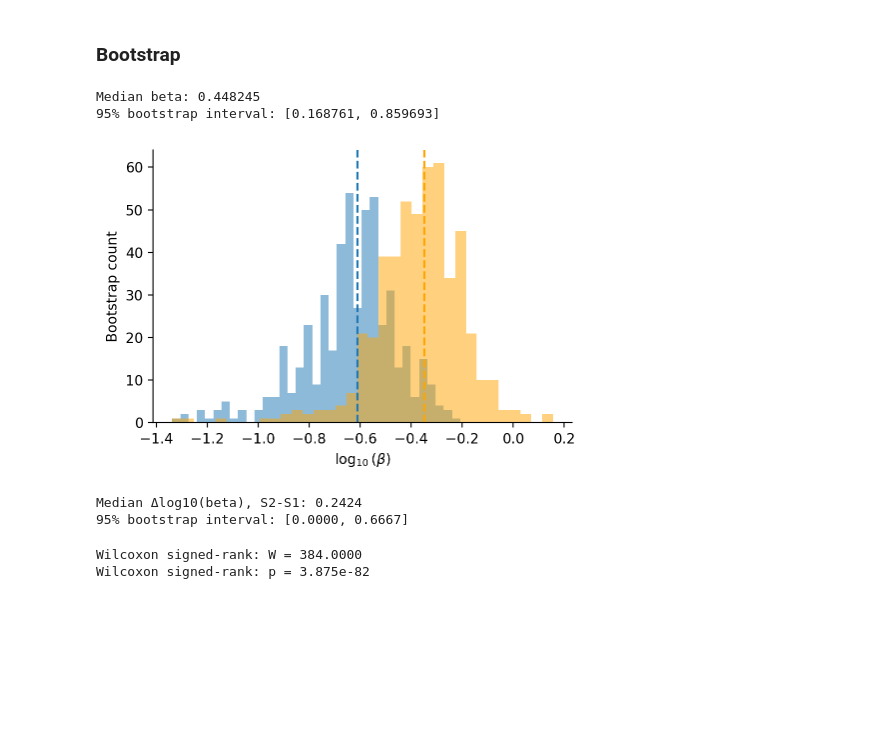
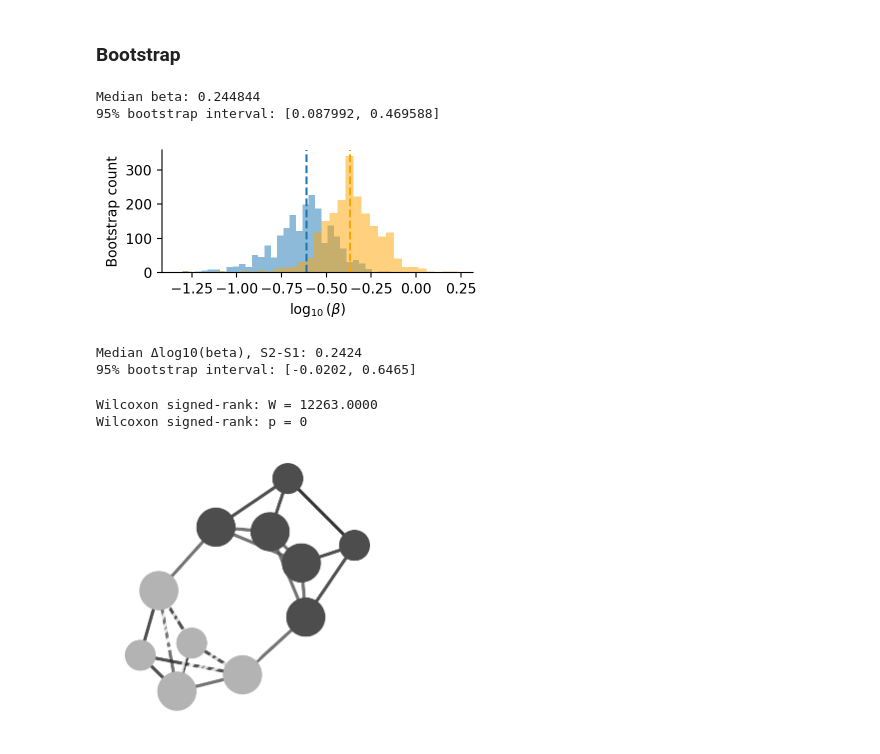
Before and after one commit to Xiaoyue-Zhou/Auditory-Structure-Learning-Model, a Jupyter notebook: fit_behav_beta.ipynb, the cells around one changed output. Cells and saved outputs as stored; diff of their text form; code cells hidden in the pictures; blank space fills up the shorter version.

```diff
--- a/fit_behav_beta.ipynb
+++ b/fit_behav_beta.ipynb
@@ -452,8 +452,8 @@ plt.show()
 ### Bootstrap
 # %%
 betas = np.logspace(-1.5, 0.5, 100)
-session = 'S2'
-n_iter = 500
+session = 'S1'
+n_iter = 2000
 adjacency, community, node_degree = build_exp_graph()
 
 subj_full = list(range(121, 155))
@@ -550,15 +550,15 @@ print(
     f"{beta_quantiles[2]:.6f}]"
 )
 # %% [output]
-Median beta: 0.448245
-95% bootstrap interval: [0.168761, 0.859693]
+Median beta: 0.244844
+95% bootstrap interval: [0.087992, 0.469588]
 # %%
 # store variables
 
-# with open('bootstrap_result_s2.pkl', 'wb') as f:
-#     pickle.dump({'bootstrap_results': bootstrap_results,
-#                  'bootstrap_profiles': bootstrap_profiles},
-#                 f)
+with open('bootstrap_result_s1.pkl', 'wb') as f:
+    pickle.dump({'bootstrap_results': bootstrap_results,
+                 'bootstrap_profiles': bootstrap_profiles},
+                f)
 # %%
 # read variables
 
@@ -594,7 +594,7 @@ beta_quantiles_s2 = np.quantile(
     [0.025, 0.5, 0.975]
 )
 # %%
-fig, ax = plt.subplots(figsize=(5, 3.5))
+fig, ax = plt.subplots(figsize=(4, 2))
 
 ax.hist(
     np.log10(valid_boot_s1["best_beta"]),
@@ -604,31 +604,31 @@ ax.hist(
 
 ax.hist(
     np.log10(valid_boot_s2["best_beta"]),
     bins=35,
     color='orange',
     alpha=0.5
 )
 
 ax.axvline(
     np.log10(beta_quantiles_s1[1]),
     linestyle="--",
     linewidth=1.5
 )
 
 ax.axvline(
     np.log10(beta_quantiles_s2[1]),
     linestyle="--",
     linewidth=1.5,
     c = 'orange'
 )
 
 ax.set_xlabel(r"$\log_{10}(\beta)$")
 ax.set_ylabel("Bootstrap count")
 
 ax.spines["top"].set_visible(False)
 ax.spines["right"].set_visible(False)
 
 plt.tight_layout()
 plt.show()
 # %% [output]
-[figure, old version]
+[figure, new version]
@@ -678,7 +680,7 @@ print(
 )
 # %% [output]
 Median Δlog10(beta), S2-S1: 0.2424
-95% bootstrap interval: [0.0000, 0.6667]
+95% bootstrap interval: [-0.0202, 0.6465]
 # %%
 from scipy import stats
 
@@ -705,8 +707,8 @@ if len(nonzero_delta) > 0:
 else:
     print("All paired beta differences are zero.")
 # %% [output]
-Wilcoxon signed-rank: W = 384.0000
-Wilcoxon signed-rank: p = 3.875e-82
+Wilcoxon signed-rank: W = 12263.0000
+Wilcoxon signed-rank: p = 0
 # %%
 # 画出最佳 beta的prediction
 # %%
@@ -764,3 +766,40 @@ Wilcoxon signed-rank: p = 3.875e-82
 # ax.spines["right"].set_visible(False)
 
 # plt.tight_layout()
+# %%
+beta_power = 1
+beta = 10**beta_power
+
+from src.plotNet import make_kk_layout, plot_original_network, plot_learned_network
+adjacency = np.asarray(adjacency, dtype=float)
+A = adjacency / adjacency.sum(axis=1, keepdims=True)
+gamma = np.exp(-beta)
+I = np.eye(A.shape[0])
+A_app = (1 - gamma) * A @ np.linalg.inv(I - gamma * A)
+
+
+fig, axe = plt.subplots(figsize=(3.5,3.5))
+adjacency, community, node_deg = build_exp_graph()
+# pos = plot_original_network(
+#     adjacency=adjacency,
+#     community=community,
+#     node_deg=node_deg,
+#     ax=axe,
+#     title="Original graph"
+# )
+
+plot_learned_network(
+    W=A_app,
+    community=community,
+    node_deg=node_deg,
+    pos=pos,
+    ax=axe,
+    title="",
+    threshold=0.0
+)
+
+# save figure
+fig.savefig(f'network_recovery_beta{beta_power}.svg',
+            bbox_inches='tight')
+# %% [output]
+[figure, added]
```
Also changed, not shown: parts of 1 cell of this notebook, 14 other files.
